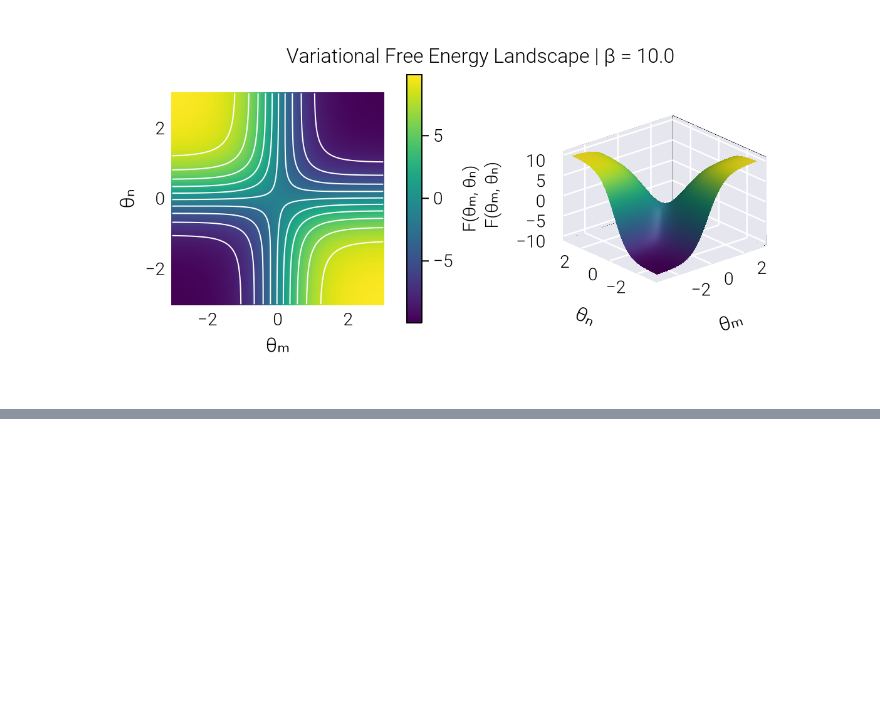
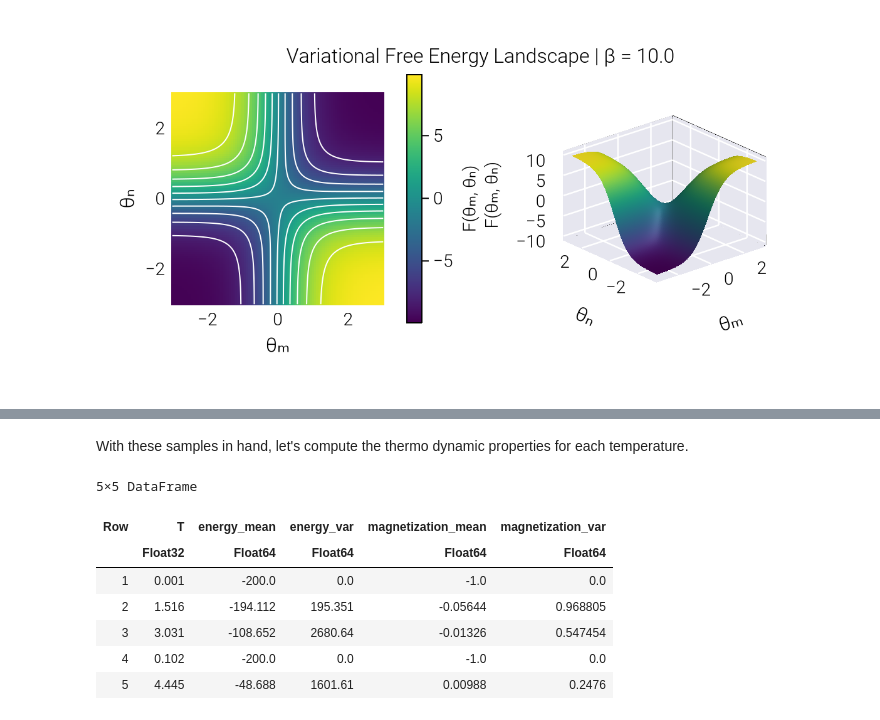
Before and after one commit to mrazomej/active_inference_tutorials, a Jupyter notebook: code/exploratory/ising_model_vfe.ipynb, the cells around one changed output, grey strips where cells are left out. Saved outputs shown, nothing was run; the diff lists cells and outputs as text; code cells hidden in the pictures; blank space fills up the shorter version.

```diff
--- a/code/exploratory/ising_model_vfe.ipynb
+++ b/code/exploratory/ising_model_vfe.ipynb
@@ -480,0 +823,3 @@ fig
+# %% [markdown]
+With these samples in hand, let's compute the thermo dynamic properties for each
+temperature.
@@ -480,0 +846,19 @@ fig
+# %%
+# Compute properties for each group
+df_thermo = DF.combine(
+    DF.groupby(df, :T),
+    :energy => StatsBase.mean => :energy_mean,
+    :energy => StatsBase.var => :energy_var,
+    :magnetization => StatsBase.mean => :magnetization_mean,
+)
+
+first(df_thermo, 5)
+# %% [output]
+5×5 DataFrame
+| Row | T | energy_mean | energy_var | magnetization_mean | magnetization_var |
+|  | Float32 | Float64 | Float64 | Float64 | Float64 |
+| 1 | 0.001 | -200.0 | 0.0 | -1.0 | 0.0 |
+| 2 | 1.516 | -194.112 | 195.351 | -0.05644 | 0.968805 |
+| 3 | 3.031 | -108.652 | 2680.64 | -0.01326 | 0.547454 |
+| 4 | 0.102 | -200.0 | 0.0 | -1.0 | 0.0 |
+| 5 | 4.445 | -48.688 | 1601.61 | 0.00988 | 0.2476 |
```
Also changed, not shown: parts of 12 cells of this notebook.
